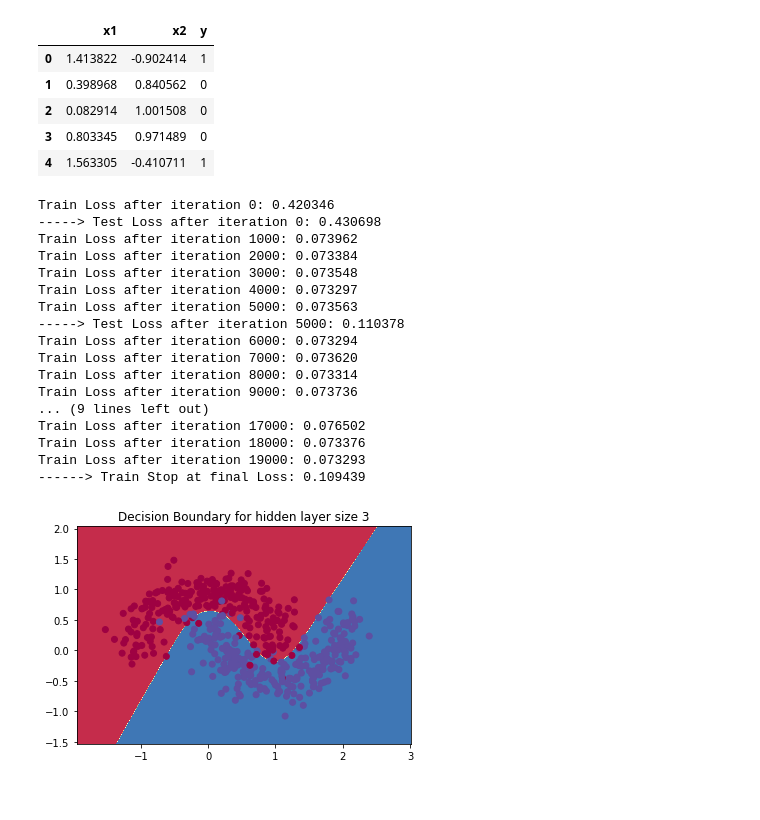
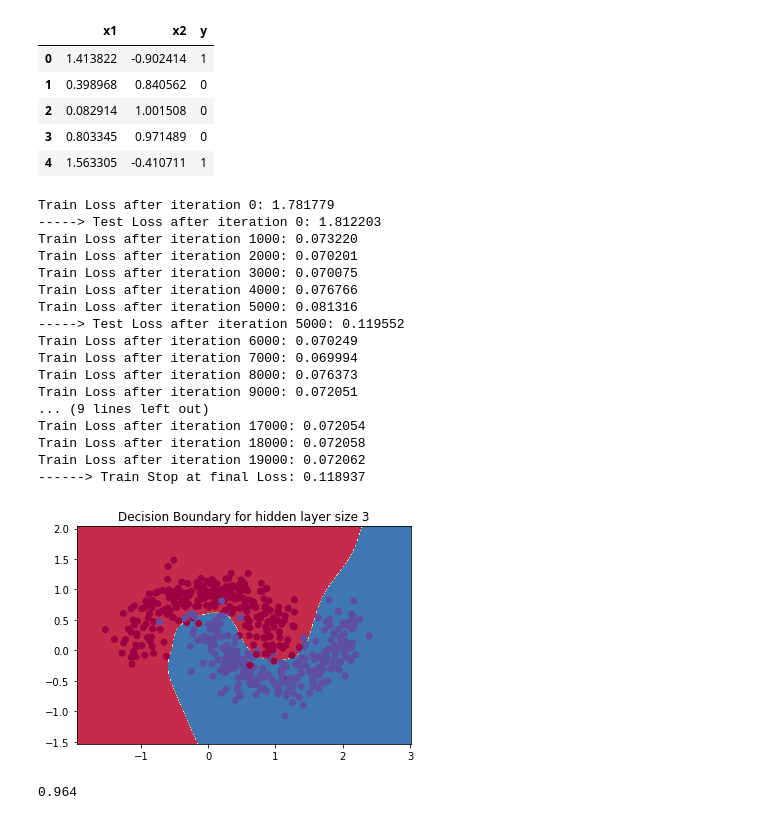
Before and after one commit to hornsey/pythonlearn, a Jupyter notebook: ailearn/ai05/基于神经网络的数据非线性分类.ipynb, the cells around one changed output. Drawn from its saved outputs; the diff is of its cells as text; code cells hidden in the pictures.

```diff
--- a/ailearn/ai05/基于神经网络的数据非线性分类.ipynb
+++ b/ailearn/ai05/基于神经网络的数据非线性分类.ipynb
@@ -124,34 +124,38 @@ def build_model(nn_hdim, num_passes=20000, print_loss=False):
 # %%
 nn_input_dim = 2 # 输入的维度
 nn_output_dim = 2 # 输出的类别个数
 
 # 梯度下降参数
-epsilon = 0.001 # 学习率
+epsilon = 0.003 # 学习率
 reg_lambda = 0.0001 # 正则化参数
 
 # 建立隐层有3个节点(神经元)的神经网络
-model = build_model(3,print_loss=True)
+model = build_model(5,print_loss=True)
 
 # 然后再把决策/判定边界画出来
 plot_decision_boundary(lambda x: predict(model, x))
 plt.title("Decision Boundary for hidden layer size 3")
 plt.show()
 # %% [output]
-Train Loss after iteration 0: 0.420346
------> Test Loss after iteration 0: 0.430698
-Train Loss after iteration 1000: 0.073962
-Train Loss after iteration 2000: 0.073384
-Train Loss after iteration 3000: 0.073548
-Train Loss after iteration 4000: 0.073297
-Train Loss after iteration 5000: 0.073563
------> Test Loss after iteration 5000: 0.110378
-Train Loss after iteration 6000: 0.073294
-Train Loss after iteration 7000: 0.073620
-Train Loss after iteration 8000: 0.073314
-Train Loss after iteration 9000: 0.073736
+Train Loss after iteration 0: 1.781779
+-----> Test Loss after iteration 0: 1.812203
+Train Loss after iteration 1000: 0.073220
+Train Loss after iteration 2000: 0.070201
+Train Loss after iteration 3000: 0.070075
+Train Loss after iteration 4000: 0.076766
+Train Loss after iteration 5000: 0.081316
+-----> Test Loss after iteration 5000: 0.119552
+Train Loss after iteration 6000: 0.070249
+Train Loss after iteration 7000: 0.069994
+Train Loss after iteration 8000: 0.076373
+Train Loss after iteration 9000: 0.072051
 ... (9 lines left out)
-Train Loss after iteration 17000: 0.076502
-Train Loss after iteration 18000: 0.073376
-Train Loss after iteration 19000: 0.073293
-------> Train Stop at final Loss: 0.109439
+Train Loss after iteration 17000: 0.072054
+Train Loss after iteration 18000: 0.072058
+Train Loss after iteration 19000: 0.072062
+------> Train Stop at final Loss: 0.118937
-[figure, old version]
+[figure, new version]
+# %%
+print(np.mean(predict(model, np.array(TestSet.iloc[:,:2])) == TestSet.y))
+# %% [output]
+0.964
```
